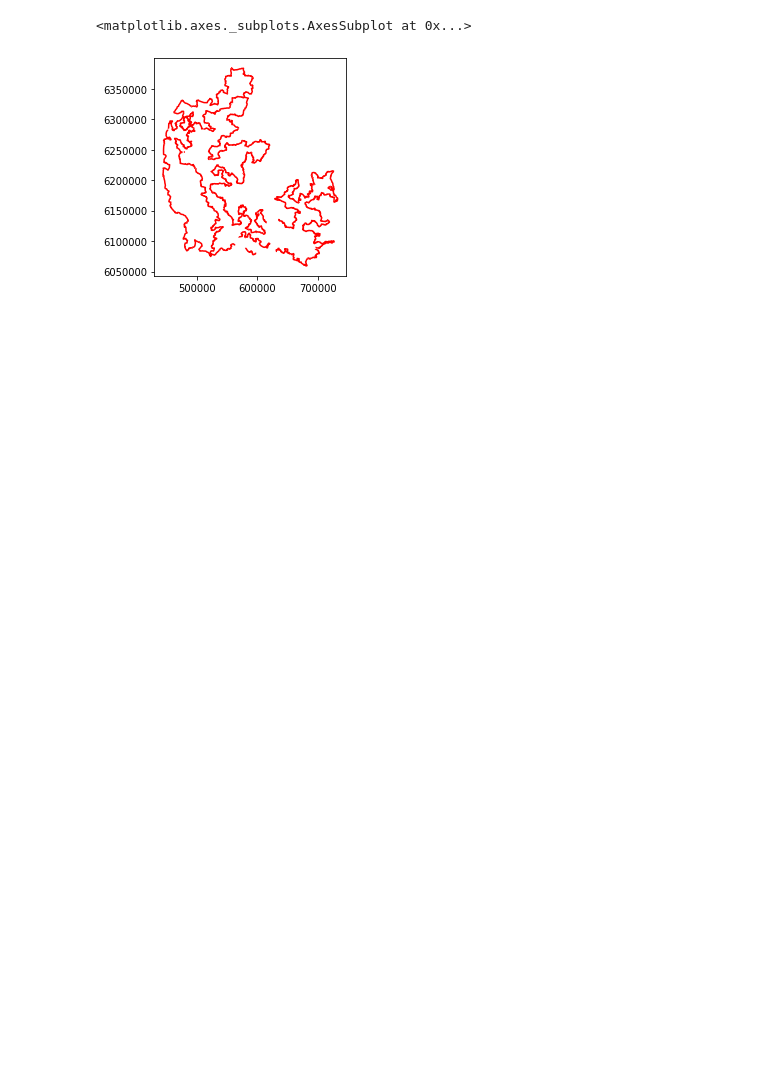
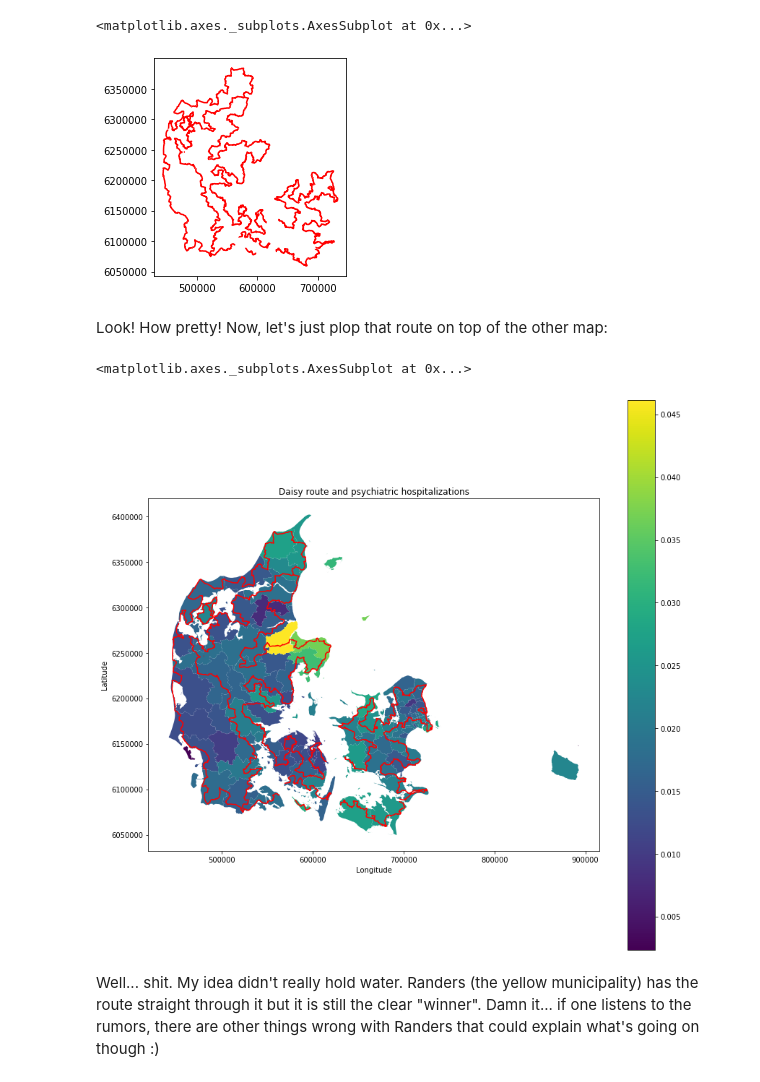
Before and after one commit to CALDISS-AAU/sdsphd20, a Jupyter notebook: notebooks/wed25/spatial_stuff.ipynb, the cells around one changed output. Drawn from its saved outputs; the diff is of its cells as text; code cells hidden in the pictures; blank space fills up the shorter version.

```diff
--- a/notebooks/wed25/spatial_stuff.ipynb
+++ b/notebooks/wed25/spatial_stuff.ipynb
@@ -115,5 +179,21 @@ rute=gdp.read_file(r"C:\Users\Admin\Dropbox\3. AAU\PhD course\SDS2020\Repo\noteb
+# %%
+rute=gdp.read_file("Marguerit_2016_UTM32_euref89.shp")
 # %%
 rute.plot(color="r")
 # %% [output]
 <matplotlib.axes._subplots.AxesSubplot at 0x...>
 [figure]
+# %% [markdown]
+Look! How pretty! Now, let's just plop that route on top of the other map:
+# %%
+fig, ax =plt.subplots(1,1, figsize=(14,14))
+plt.title('Daisy route and psychiatric hospitalizations')
+plt.xlabel('Longitude')
+plt.ylabel('Latitude')
+mun_fun.plot(column="psykratio", ax=ax, legend=True, label='Ratio of pshychiatric hospitalizations')
+rute.plot(ax=ax, color="red", label="Route")
+# %% [output]
+<matplotlib.axes._subplots.AxesSubplot at 0x...>
+[figure, added]
+# %% [markdown]
+Well... shit. My idea didn't really hold water. Randers (the yellow municipality) has the route straight through it but it is still the clear "winner". Damn it... if one listens to the rumors, there are other things wrong with Randers that could explain what's going on though :)
```
Also changed, not shown: parts of 66 cells of this notebook, 9 other files.
